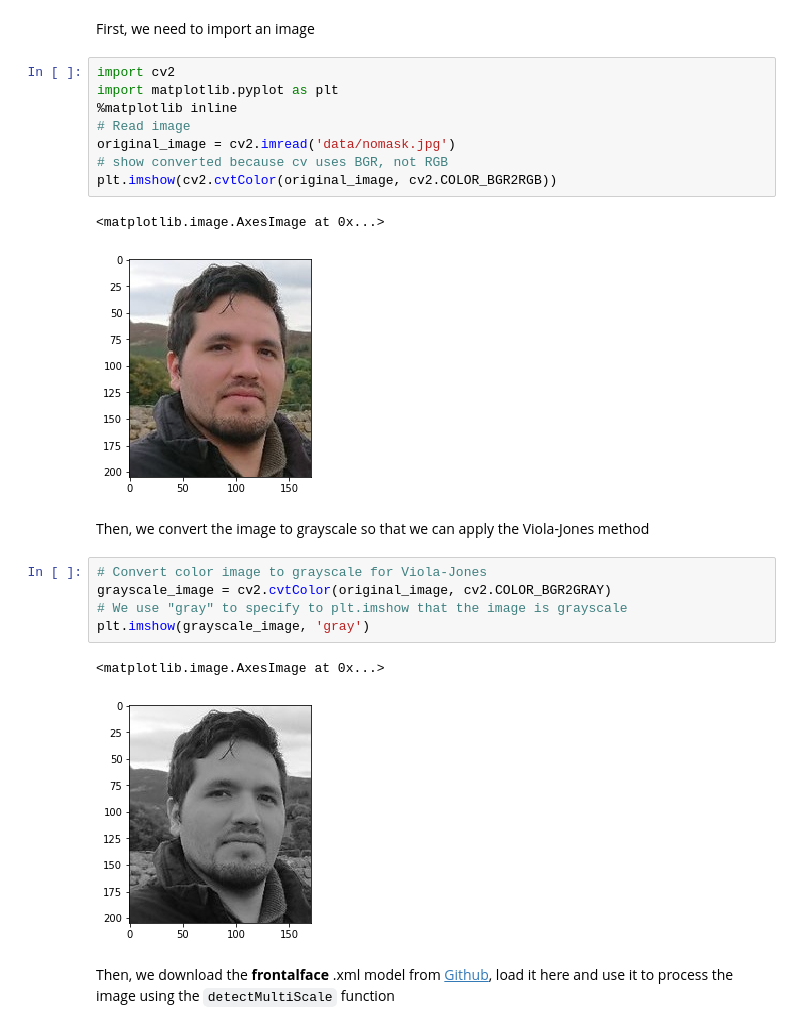
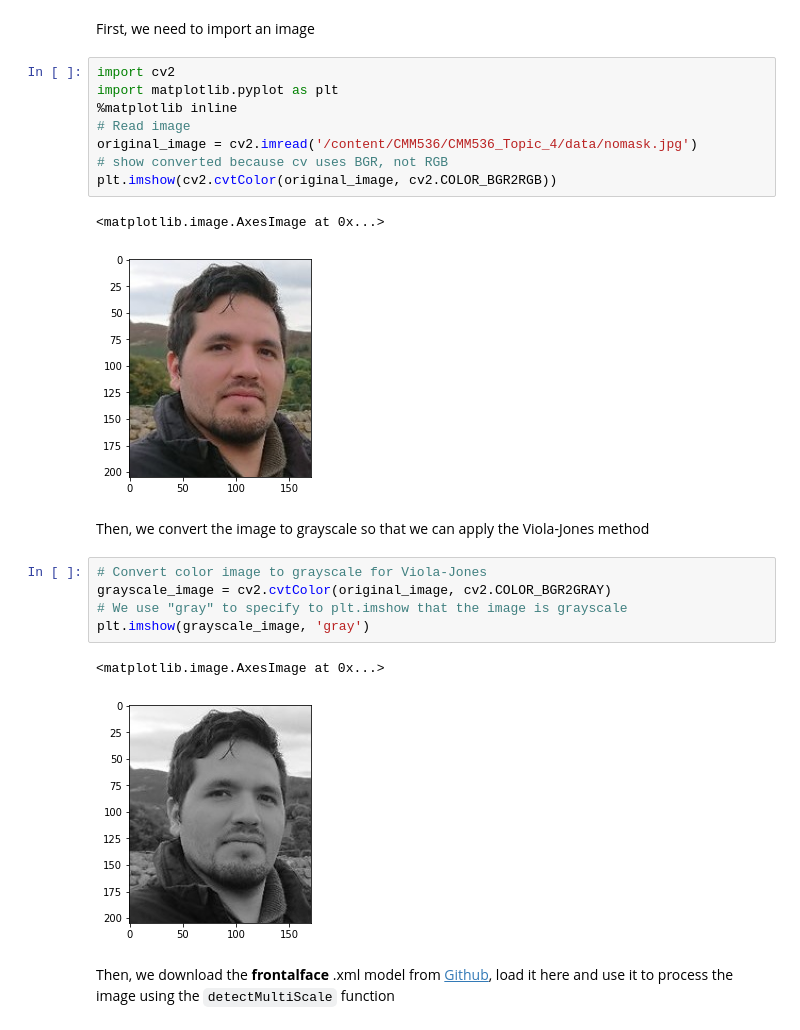
Before and after one commit to carlosfmorenog/CMM536, a Jupyter notebook: CMM536_Topic_4/CMM536_T4_Lec.ipynb, the cells around one changed output. Cells and saved outputs as stored; diff of their text form.

```diff
--- a/CMM536_Topic_4/CMM536_T4_Lec.ipynb
+++ b/CMM536_Topic_4/CMM536_T4_Lec.ipynb
@@ -403,14 +416,14 @@ First, we need to import an image
 # %%
 import cv2
 import matplotlib.pyplot as plt
 %matplotlib inline
 # Read image
-original_image = cv2.imread('data/nomask.jpg')
+original_image = cv2.imread('/content/CMM536/CMM536_Topic_4/data/nomask.jpg')
 # show converted because cv uses BGR, not RGB
 plt.imshow(cv2.cvtColor(original_image, cv2.COLOR_BGR2RGB))
 # %% [output]
 <matplotlib.image.AxesImage at 0x...>
-[figure, old version]
+[figure, new version]
 # %% [markdown]
 Then, we convert the image to grayscale so that we can apply the Viola-Jones method
 # %%
@@ -420,7 +433,7 @@ grayscale_image = cv2.cvtColor(original_image, cv2.COLOR_BGR2GRAY)
 plt.imshow(grayscale_image, 'gray')
 # %% [output]
 <matplotlib.image.AxesImage at 0x...>
-[figure, old version]
+[figure, new version]
 # %% [markdown]
 Then, we download the **frontalface** .xml model from [Github](https://github.com/opencv/opencv/tree/master/data/haarcascades), load it here and use it to process the image using the `detectMultiScale` function
 # %%
```
Also changed, not shown: parts of 16 cells of this notebook.
